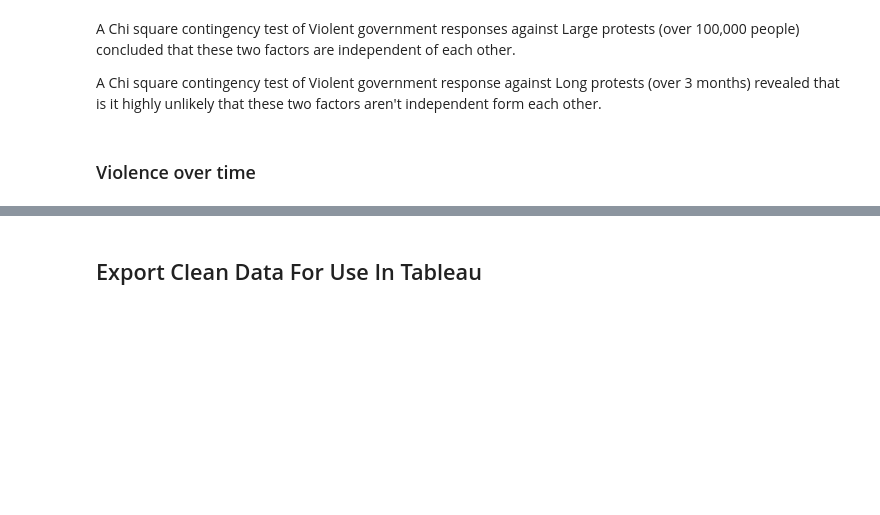
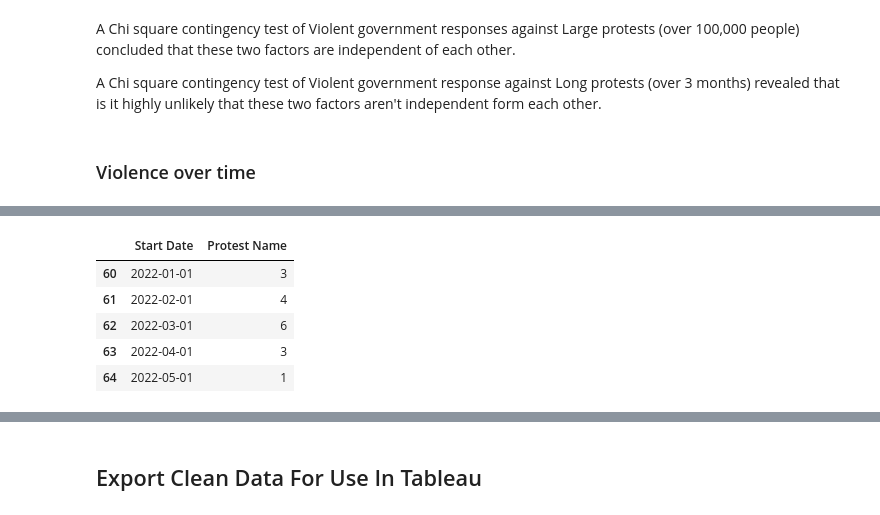
Before and after one commit to QuantumDilemma/Global-protests-since-2017, a Jupyter notebook: World protests since 2017.ipynb, the cells around one changed output, grey strips where cells are left out. Drawn from its saved outputs; the diff is of its cells as text; code cells hidden in the pictures; blank space fills up the shorter version.

```diff
--- a/World protests since 2017.ipynb
+++ b/World protests since 2017.ipynb
@@ -675,0 +628,10 @@ plt.show()
+# %%
+sd_df = df[["Start Date", "Protest Name"]].groupby("Start Date").count().reset_index()
+sd_df.tail()
+# %% [output]
+|  | Start Date | Protest Name |
+| 60 | 2022-01-01 | 3 |
+| 61 | 2022-02-01 | 4 |
+| 62 | 2022-03-01 | 6 |
+| 63 | 2022-04-01 | 3 |
+| 64 | 2022-05-01 | 1 |
```
Also changed, not shown: parts of 37 cells of this notebook.
